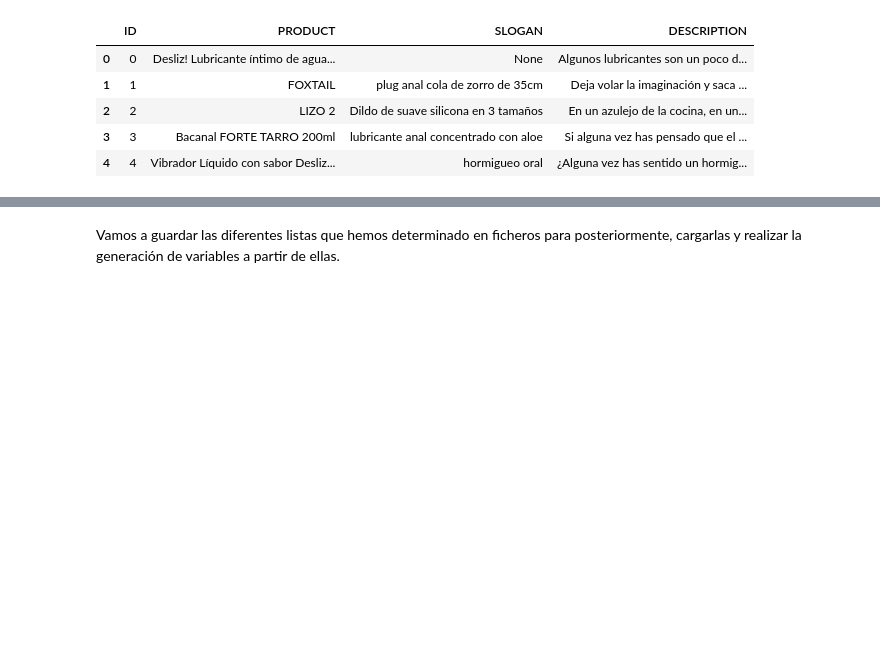
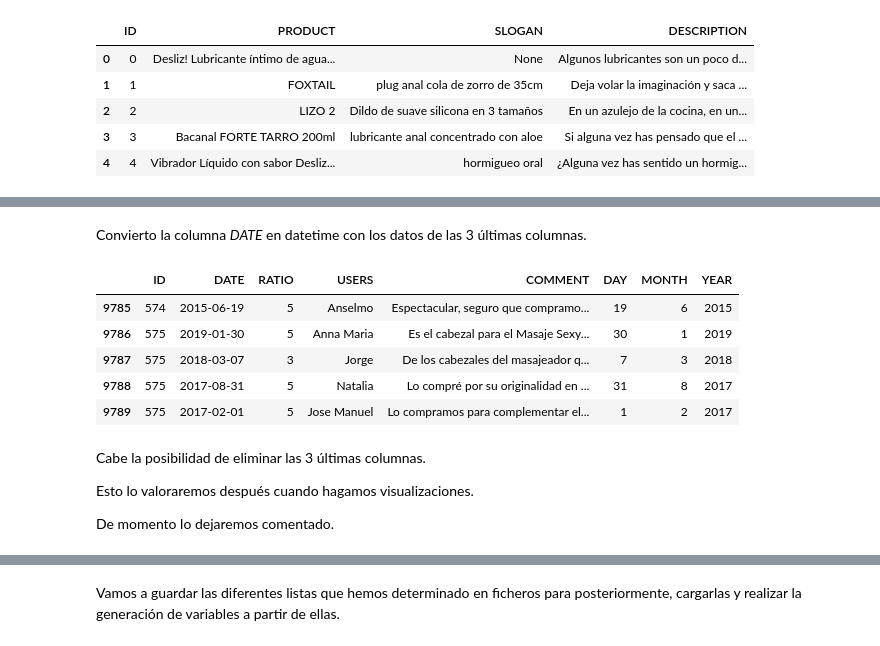
Before and after one commit to 75Engel/Webscrapping_tienda_online, a Jupyter notebook: Notebook/Engineering.ipynb, the cells around one changed output, grey strips where cells are left out. Drawn from its saved outputs; the diff is of its cells as text; code cells hidden in the pictures; blank space fills up the shorter version.

```diff
--- a/Notebook/Engineering.ipynb
+++ b/Notebook/Engineering.ipynb
@@ -254,0 +323,18 @@ df_engineer.to_csv('./Data/tags.csv',header=True,index=False)
+# %% [markdown]
+Convierto la columna *DATE* en datetime con los datos de las 3 últimas columnas.
+# %%
+df_comments['DATE'] = pd.to_datetime(df_comments.iloc[:,-3:])
+df_comments.tail()
+# %% [output]
+|  | ID | DATE | RATIO | USERS | COMMENT | DAY | MONTH | YEAR |
+| 9785 | 574 | 2015-06-19 | 5 | Anselmo | Espectacular, seguro que compramo... | 19 | 6 | 2015 |
+| 9786 | 575 | 2019-01-30 | 5 | Anna Maria | Es el cabezal para el Masaje Sexy... | 30 | 1 | 2019 |
+| 9787 | 575 | 2018-03-07 | 3 | Jorge | De los cabezales del masajeador q... | 7 | 3 | 2018 |
+| 9788 | 575 | 2017-08-31 | 5 | Natalia | Lo compré por su originalidad en ... | 31 | 8 | 2017 |
+| 9789 | 575 | 2017-02-01 | 5 | Jose Manuel | Lo compramos para complementar el... | 1 | 2 | 2017 |
+# %% [markdown]
+Cabe la posibilidad de eliminar las 3 últimas columnas.
+
+Esto lo valoraremos después cuando hagamos visualizaciones.
+
+De momento lo dejaremos comentado.
```
Also changed, not shown: parts of 12 cells of this notebook, 6 other files.
